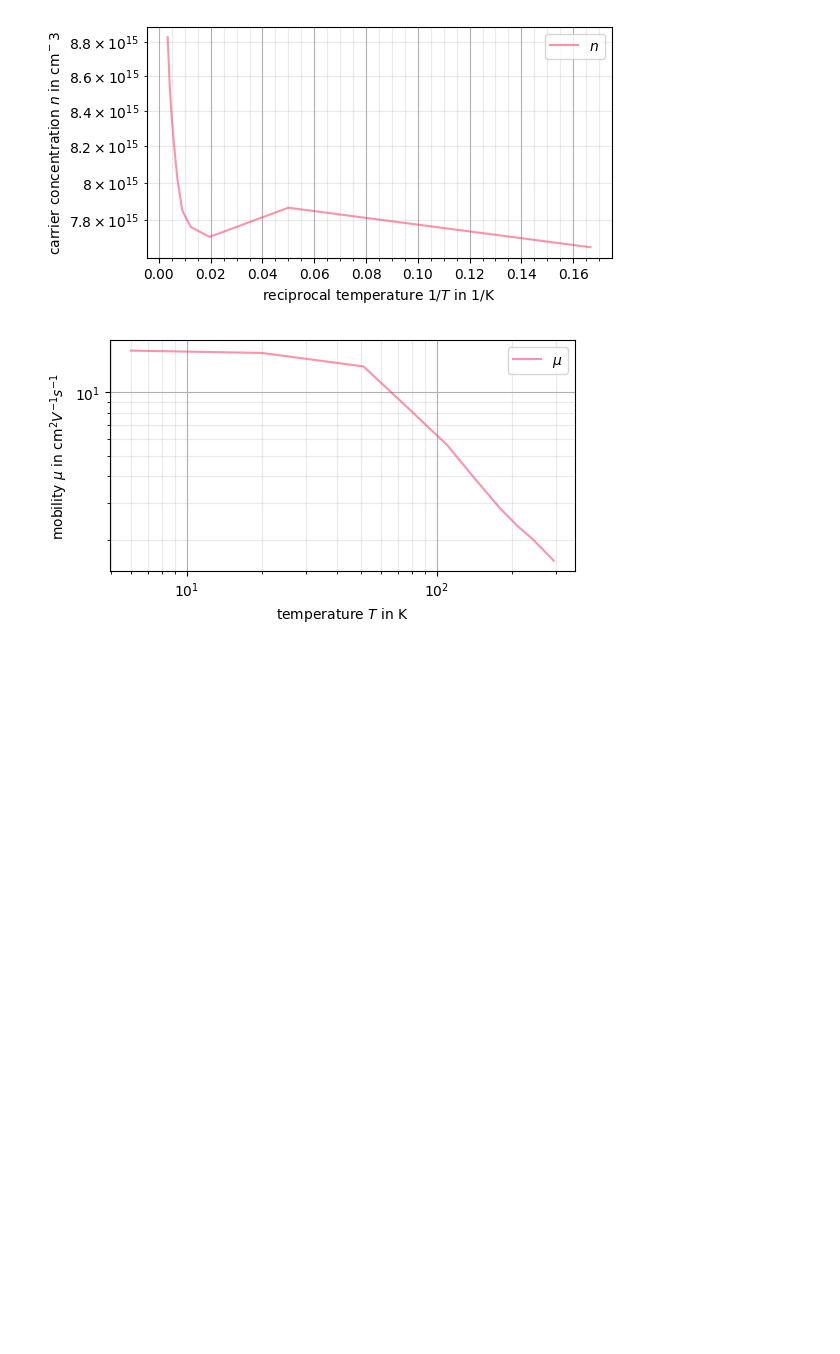
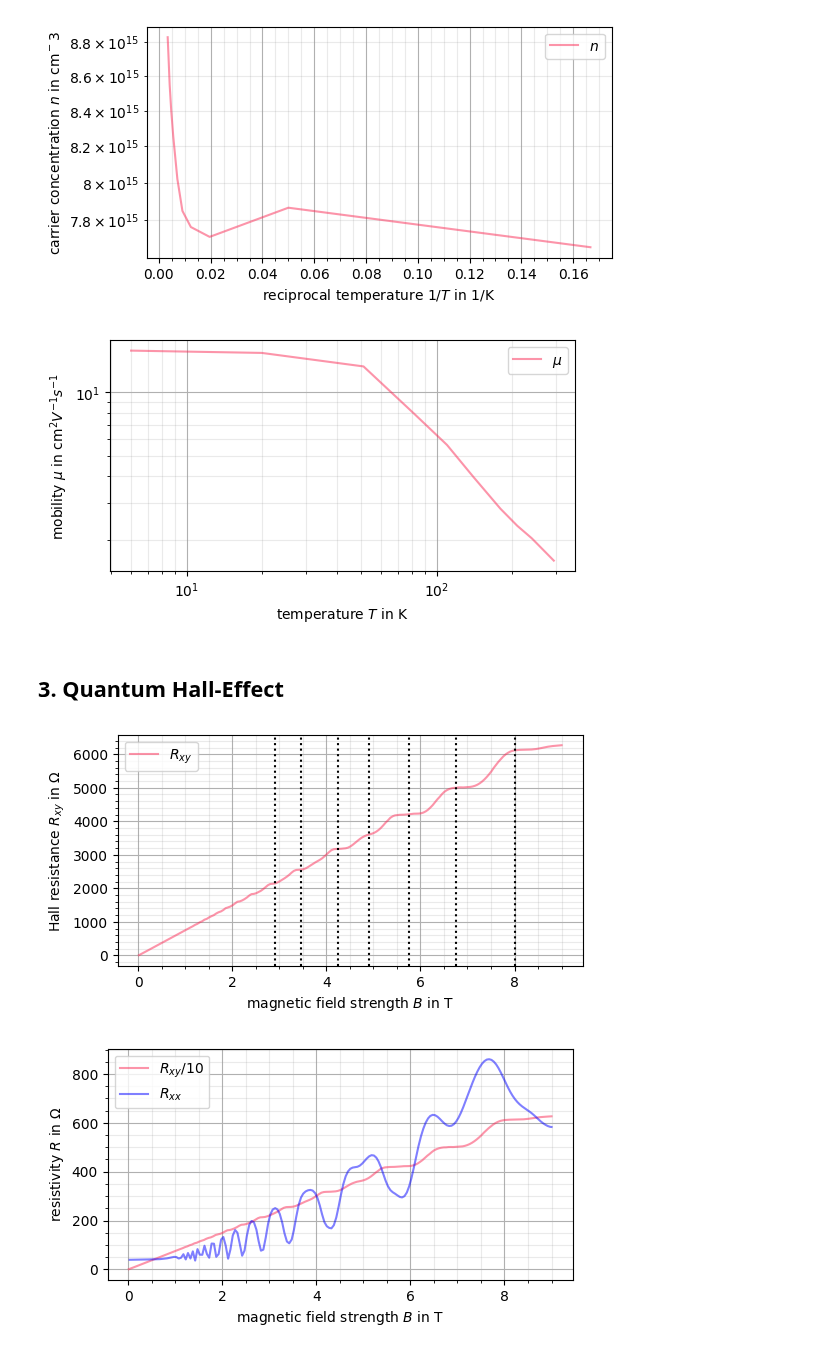
Before and after one commit to CVC97/ALC-24-25, a Jupyter notebook: FM.QHE_quantum_hall_effect/fm_qhe_data_analysis.ipynb, the cells around one changed output. Cells and saved outputs as stored; diff of their text form; code cells hidden in the pictures; blank space fills up the shorter version.

```diff
--- a/FM.QHE_quantum_hall_effect/fm_qhe_data_analysis.ipynb
+++ b/FM.QHE_quantum_hall_effect/fm_qhe_data_analysis.ipynb
@@ -214,3 +295,73 @@ plt.savefig('FM.QHE_visualizations/mu_over_T.pgf', facecolor = 'white', bbox_inc
 plt.show()
 # %% [output]
 [figure]
+# %% [markdown]
+## 3. Quantum Hall-Effect
+# %%
+QH_xy_data = pd.read_csv(f"data/QHE/2729-qhe.txt", delimiter = "\t", skiprows = 2, skipinitialspace = True)
+QH_xx_data = pd.read_csv(f"data/QHE/2729-sdh.txt", delimiter = "\t", skiprows = 2, skipinitialspace = True)
+
+B_xy = QH_xy_data["Oe"] / 10000
+R_xy = QH_xy_data["Ohms"]
+
+B_xx = QH_xx_data["Oe"] / 10000
+R_xx = QH_xx_data["Ohm"]
+
+
+popt_xy_, pcov_ = curve_fit(lin_reg, B_xy, R_xy)
+popt_xx_, pcov_ = curve_fit(lin_reg, B_xx, R_xx)
+
+QH_rho_xy = popt_xy_ * d_cHall
+QH_rho_xx = popt_xx_ * d_cHall
+
+
+# a. Hall resistance over B
+
+# plotting
+fig, ax = plt.subplots(figsize=(6,3))
+ax.set_xlabel(r'magnetic field strength $B$ in T')
+ax.set_ylabel(r'Hall resistance $R_{xy}$ in $\Omega$')
+ax.grid()
+ax.grid(which='minor', color = '#999999', alpha = 0.2, linestyle = '-')
+ax.minorticks_on()
+
+ax.plot(B_xy, R_xy, color = "xkcd:red pink", alpha = 0.5, label = r"$R_{xy}$")
+# ax.plot(B_xx, R_xx, color = "xkcd:red pink", alpha = 0.5, label = r"$R_{xx}$")
+
+# plateaus by eye test
+B_xy_plateau_list = [2.9, 3.45, 4.25, 4.9, 5.75, 6.75, 8]
+for B_xyi in B_xy_plateau_list:
+    ax.axvline(x = B_xyi, linestyle = "dotted", color = "black")
+
+ax.legend()
+ax.legend(loc="upper left")
+
+
+plt.savefig('FM.QHE_visualizations/QHE_R_xy_over_B.pdf', facecolor = 'white', bbox_inches='tight')
+plt.savefig('FM.QHE_visualizations/QHE_R_xy_over_B.pgf', facecolor = 'white', bbox_inches='tight')
+plt.show()
+
+
+# b. longitudinal resistance over B
+
+# plotting
+fig, ax = plt.subplots(figsize=(6,3))
+ax.set_xlabel(r'magnetic field strength $B$ in T')
+ax.set_ylabel(r'resistivity $R$ in $\Omega$')
+ax.grid()
+ax.grid(which='minor', color = '#999999', alpha = 0.2, linestyle = '-')
+ax.minorticks_on()
+
+ax.plot(B_xy, R_xy / 10, color = "xkcd:red pink", alpha = 0.5, label = r"$R_{xy} / 10$")
+ax.plot(B_xx, R_xx, color = "blue", alpha = 0.5, label = r"$R_{xx}$")
+
+ax.legend()
+ax.legend(loc="upper left")
+
+
+plt.savefig('FM.QHE_visualizations/QHE_R_xx_over_B.pdf', facecolor = 'white', bbox_inches='tight')
+plt.savefig('FM.QHE_visualizations/QHE_R_xx_over_B.pgf', facecolor = 'white', bbox_inches='tight')
+plt.show()
+# %% [output]
+[figure, added]
+[figure, added]
```
Also changed, not shown: parts of 6 cells of this notebook, 8 other files.
